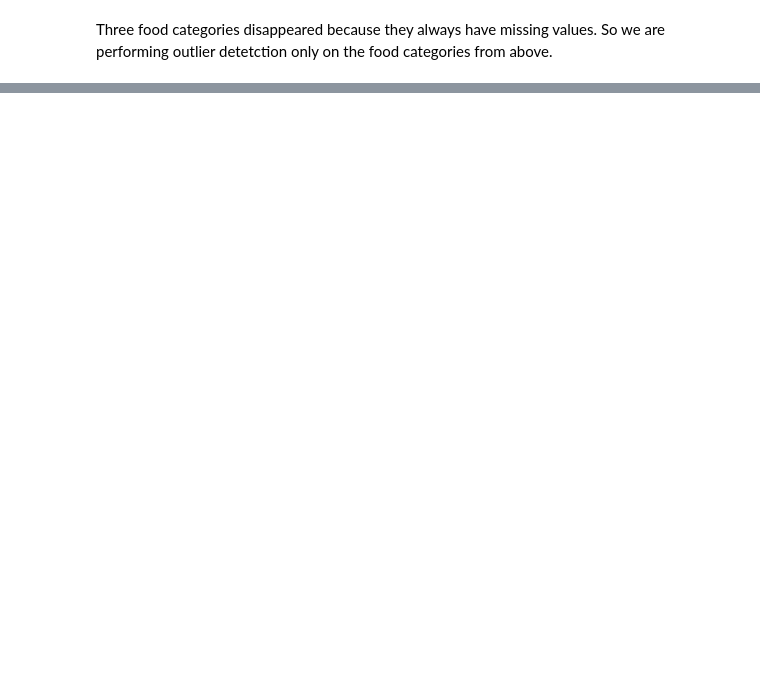
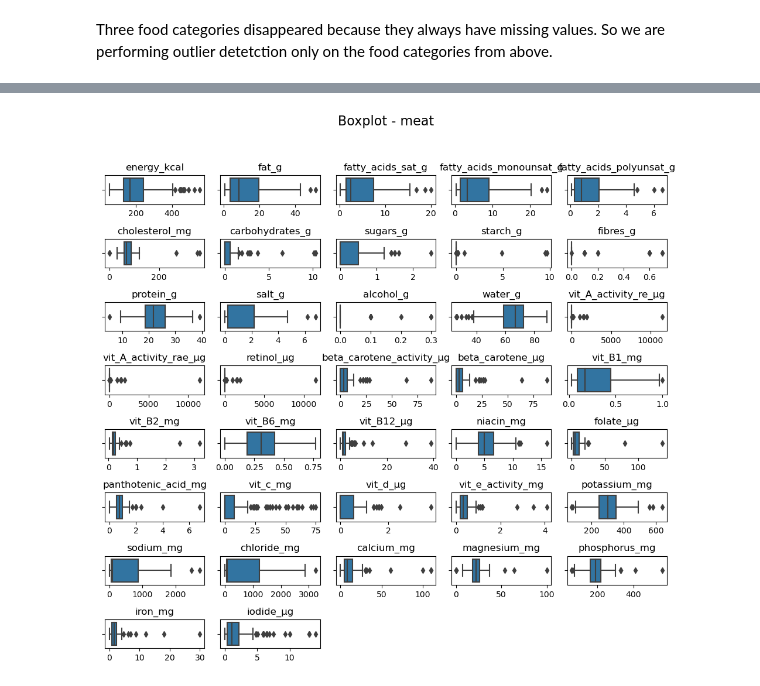
Before and after one commit to fsb-edu/ML4Food, a Jupyter notebook: auxilary_notebooks/Outlier_detection.ipynb, the cells around one changed output, grey strips where cells are left out. Drawn from its saved outputs; the diff is of its cells as text; code cells hidden in the pictures; blank space fills up the shorter version.

```diff
--- a/auxilary_notebooks/Outlier_detection.ipynb
+++ b/auxilary_notebooks/Outlier_detection.ipynb
@@ -35,0 +292,4 @@ Three food categories disappeared because they always have missing values. So we
+# %%
+plot_distribution_of_features(dataset, 'meat', type='box', plot_title='Boxplot')
+# %% [output]
+[figure, added]
```
Also changed, not shown: parts of 69 cells of this notebook.
